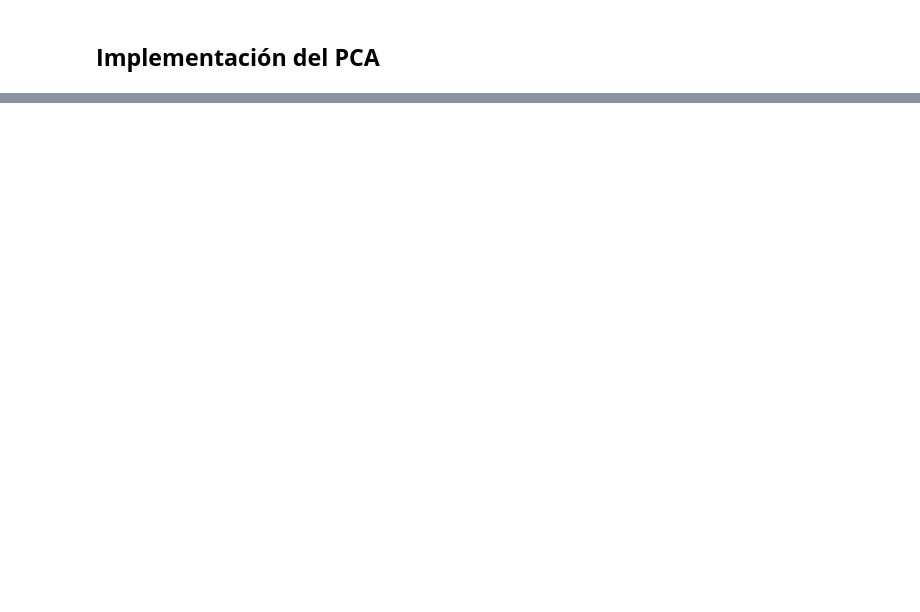
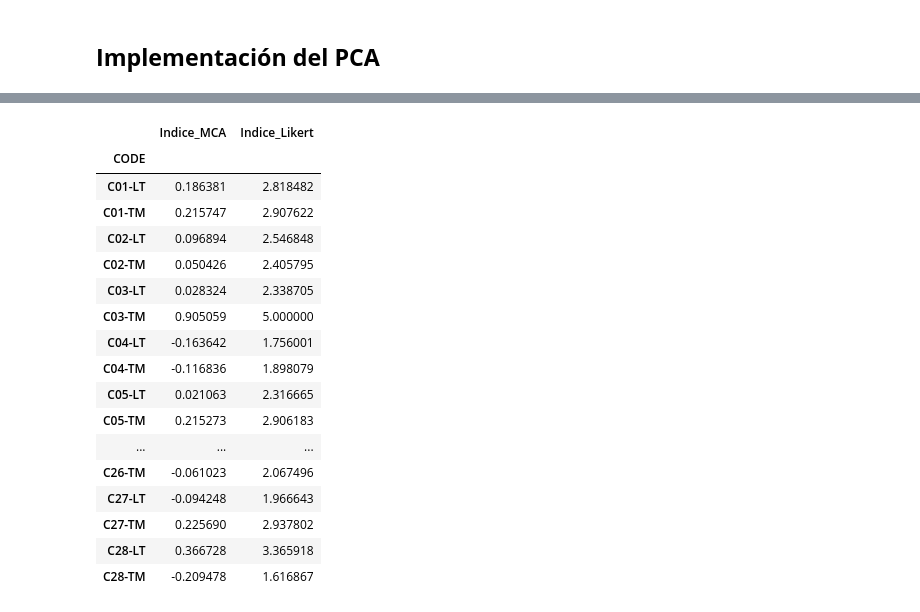
Before and after one commit to AlejaGuz/orange, a Jupyter notebook: Notebook_AFO_LFM.ipynb, the cells around one changed output, grey strips where cells are left out. Drawn from its saved outputs; the diff is of its cells as text; code cells hidden in the pictures; blank space fills up the shorter version.

```diff
--- a/Notebook_AFO_LFM.ipynb
+++ b/Notebook_AFO_LFM.ipynb
@@ -745,2 +586,14 @@ memory usage: 48.7+ KB
 # %% [markdown]
 ## **Implementación del PCA**
+# %%
+# Codificación ordinal (de respuestas tipo Likert)
+encoder = OrdinalEncoder()
+df_encoded = pd.DataFrame(
+    encoder.fit_transform(bd_sensing_PCA),
+    columns=bd_sensing_PCA.columns,
+    index=bd_sensing_PCA.index
+)
+# %%
+# Ajustar MCA sin restringir número de componentes
+mca = MCA(random_state=123)
+mca_fit = mca.fit(df_encoded)
@@ -746,0 +665,25 @@ memory usage: 48.7+ KB
+# %%
+# Paso 5: Combinar resultados en un solo DataFrame
+df_indice = pd.concat([indice_mca, indice_likert], axis=1)
+
+# Mostrar tabla final
+display(df_indice)
+# %% [output]
+|  | Indice_MCA | Indice_Likert |
+| CODE |  |  |
+| C01-LT | 0.186381 | 2.818482 |
+| C01-TM | 0.215747 | 2.907622 |
+| C02-LT | 0.096894 | 2.546848 |
+| C02-TM | 0.050426 | 2.405795 |
+| C03-LT | 0.028324 | 2.338705 |
+| C03-TM | 0.905059 | 5.000000 |
+| C04-LT | -0.163642 | 1.756001 |
+| C04-TM | -0.116836 | 1.898079 |
+| C05-LT | 0.021063 | 2.316665 |
+| C05-TM | 0.215273 | 2.906183 |
+| ... | ... | ... |
+| C26-TM | -0.061023 | 2.067496 |
+| C27-LT | -0.094248 | 1.966643 |
+| C27-TM | 0.225690 | 2.937802 |
+| C28-LT | 0.366728 | 3.365918 |
+| C28-TM | -0.209478 | 1.616867 |
```
Also changed, not shown: parts of 39 cells of this notebook, 1 other file.
